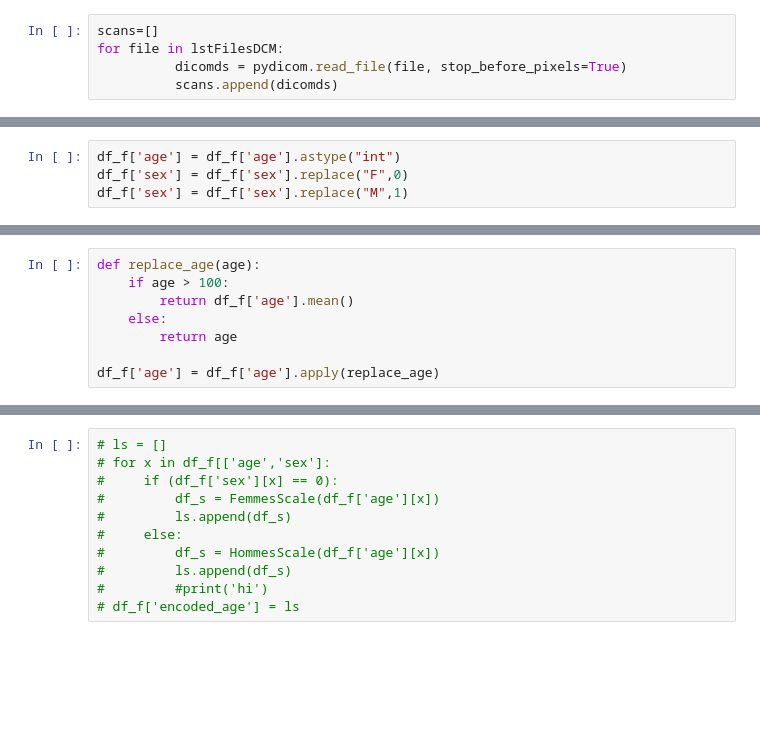
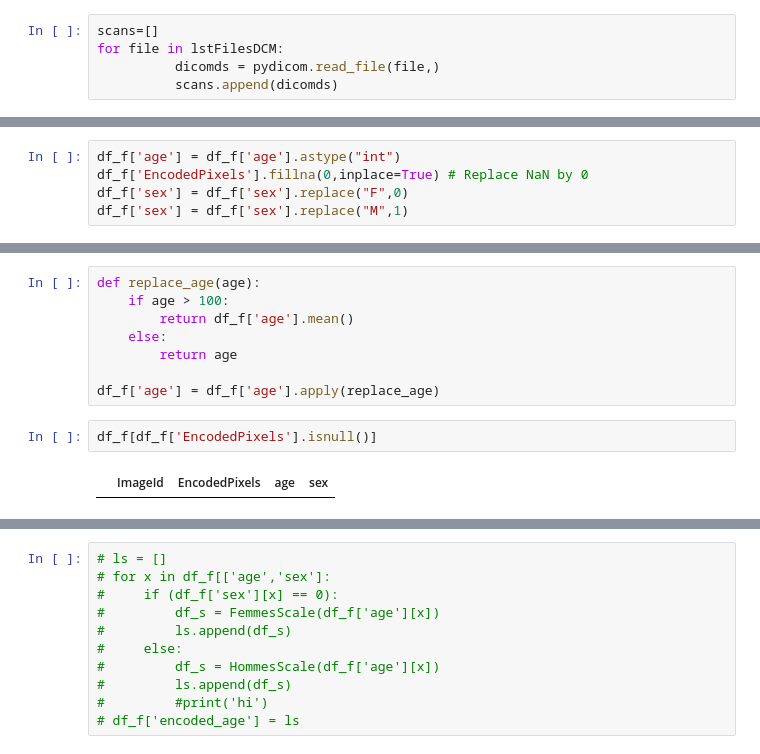
Before and after one commit to Murat-Simsek/Master-Defi-4, a Jupyter notebook: Defi 4.ipynb, the cells around one changed output, grey strips where cells are left out. Saved outputs shown, nothing was run; the diff lists cells and outputs as text; blank space fills up the shorter version.

```diff
--- a/Defi 4.ipynb
+++ b/Defi 4.ipynb
@@ -52,7 +56,7 @@ imgL = [pydicom.read_file(x) for x in lstFilesDCM]
 # %%
 scans=[]
 for file in lstFilesDCM:
-          dicomds = pydicom.read_file(file, stop_before_pixels=True)
+          dicomds = pydicom.read_file(file,)
           scans.append(dicomds)
 # %%
 scans[0]
@@ -222,6 +228,7 @@ HommesScale(65)
 210.55
 # %%
 df_f['age'] = df_f['age'].astype("int")
+df_f['EncodedPixels'].fillna(0,inplace=True) # Replace NaN by 0
 df_f['sex'] = df_f['sex'].replace("F",0)
 df_f['sex'] = df_f['sex'].replace("M",1)
 # %%
@@ -238,3 +245,7 @@ def replace_age(age):
         return age
 
 df_f['age'] = df_f['age'].apply(replace_age)
+# %%
+df_f[df_f['EncodedPixels'].isnull()]
+# %% [output]
+|  | ImageId | EncodedPixels | age | sex |
```
Also changed, not shown: parts of 29 cells of this notebook.
